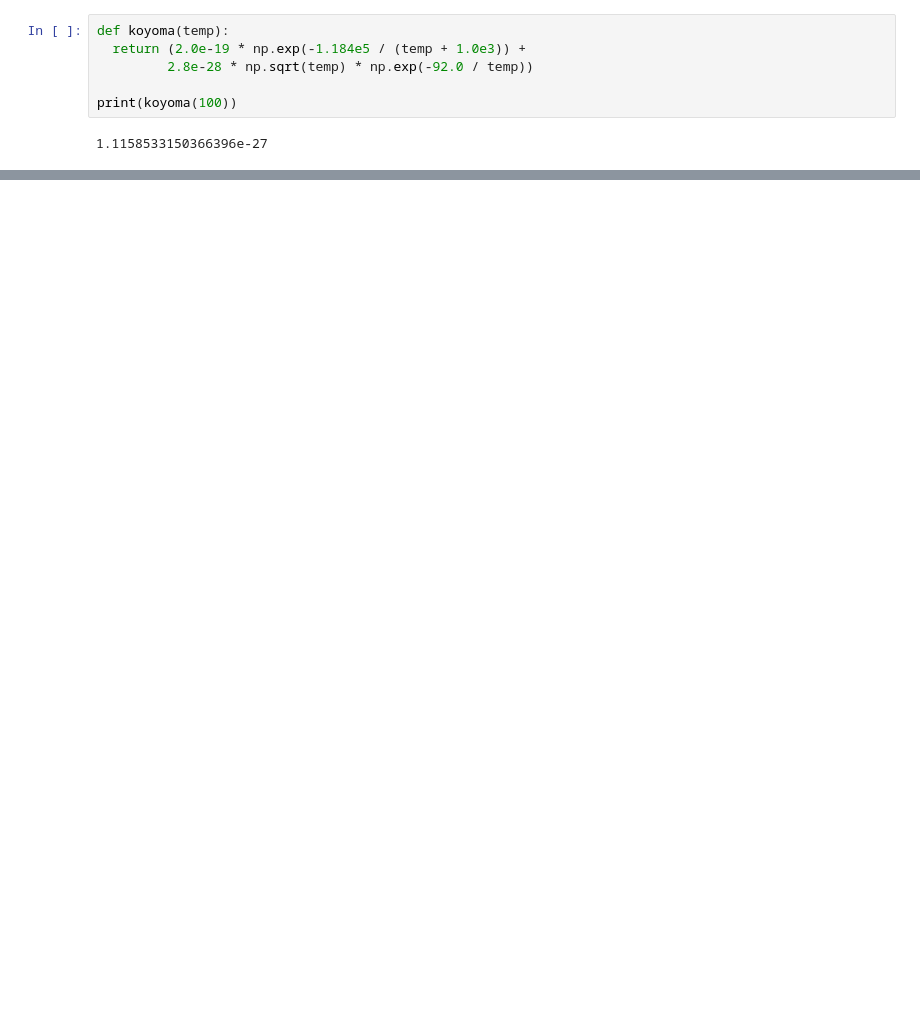
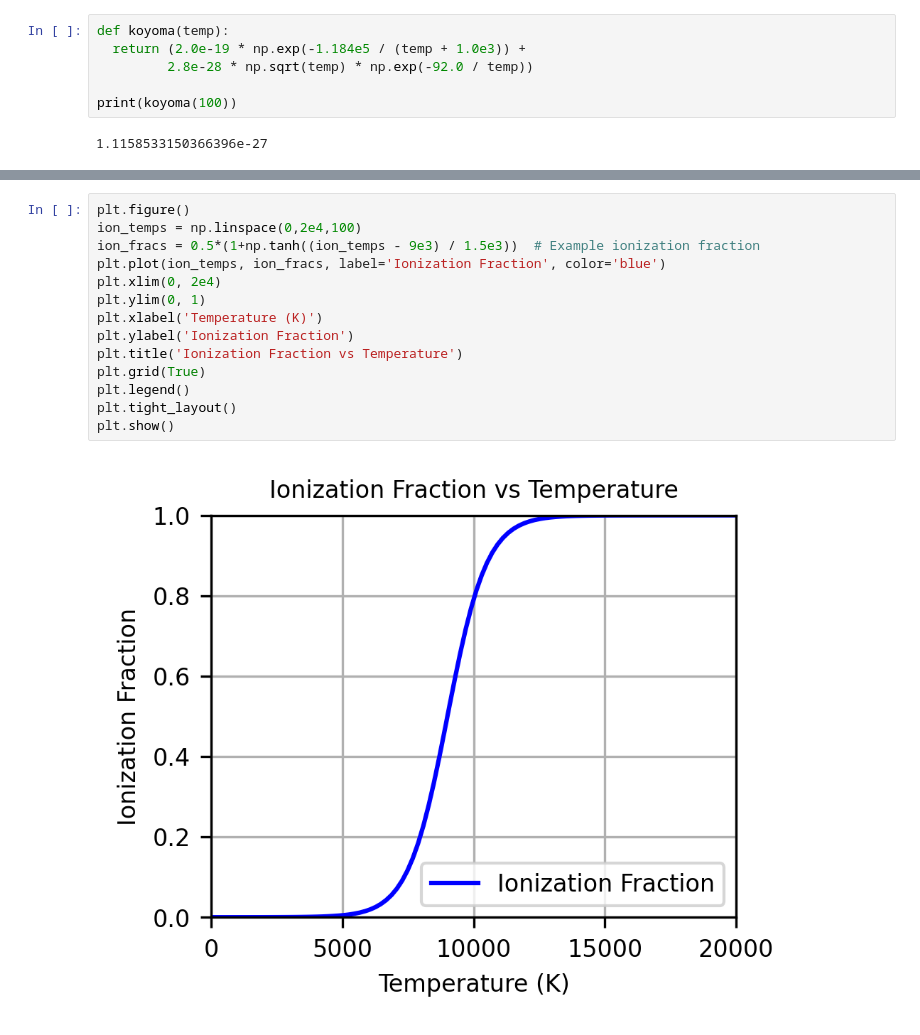
Before and after one commit to zunyibrt/CGM_ICs, a Jupyter notebook: ipynb/generate_cooling_table.ipynb, the cells around one changed output, grey strips where cells are left out. Saved outputs shown, nothing was run; the diff lists cells and outputs as text; blank space fills up the shorter version.

```diff
--- a/ipynb/generate_cooling_table.ipynb
+++ b/ipynb/generate_cooling_table.ipynb
@@ -210,0 +193,16 @@ plt.show()
+# %%
+plt.figure()
+ion_temps = np.linspace(0,2e4,100)
+ion_fracs = 0.5*(1+np.tanh((ion_temps - 9e3) / 1.5e3))  # Example ionization fraction
+plt.plot(ion_temps, ion_fracs, label='Ionization Fraction', color='blue')
+plt.xlim(0, 2e4)
+plt.ylim(0, 1)
+plt.xlabel('Temperature (K)')
+plt.ylabel('Ionization Fraction')
+plt.title('Ionization Fraction vs Temperature')
+plt.grid(True)
+plt.legend()
+plt.tight_layout()
+plt.show()
+# %% [output]
+[figure, added]
```
Also changed, not shown: parts of 9 cells of this notebook, 21 other files.
